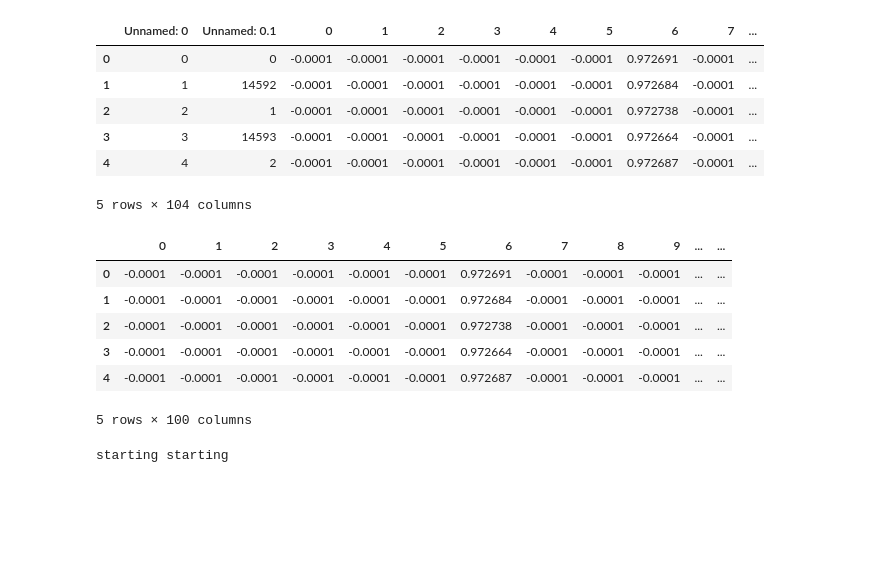
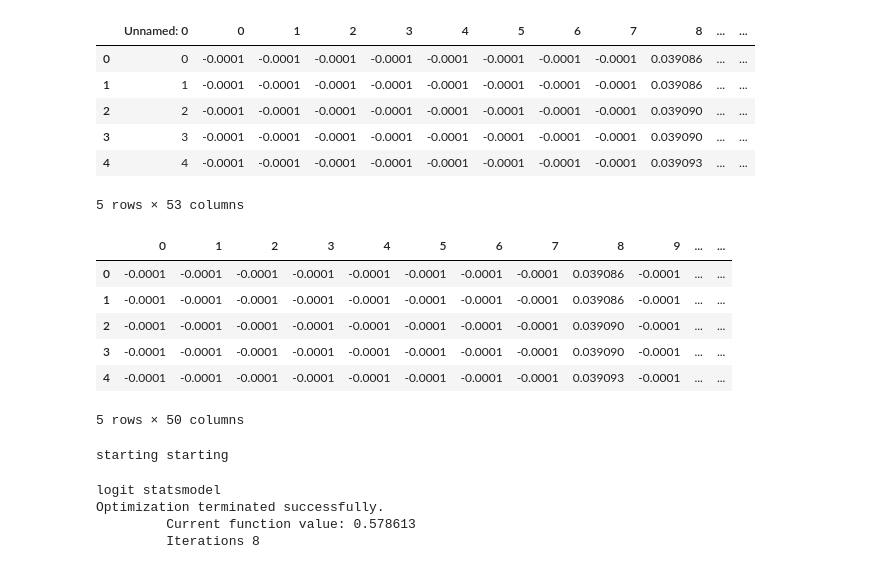
Before and after one commit to PowChow/CA-leg-predict, a Jupyter notebook: Predict Legislation via Topic Models.ipynb, the cells around one changed output. Drawn from its saved outputs; the diff is of its cells as text; code cells hidden in the pictures; blank space fills up the shorter version.

```diff
--- a/Predict Legislation via Topic Models.ipynb
+++ b/Predict Legislation via Topic Models.ipynb
@@ -14,28 +15,28 @@ from sklearn.cross_validation import StratifiedKFold
 from sklearn.grid_search import GridSearchCV
 from gensim import corpora, models, similarities
 # %%
-df = pd.read_csv('./saved_models/merged_df_bills_topics.csv')
+df = pd.read_csv('./saved_models/merged_df_bills_topics_50.csv')
 df.head()
 # %% [output]
-|  | Unnamed: 0 | Unnamed: 0.1 | 0 | 1 | 2 | 3 | 4 | 5 | 6 | 7 | ... |
-| 0 | 0 | 0 | -0.0001 | -0.0001 | -0.0001 | -0.0001 | -0.0001 | -0.0001 | 0.972691 | -0.0001 | ... |
-| 1 | 1 | 14592 | -0.0001 | -0.0001 | -0.0001 | -0.0001 | -0.0001 | -0.0001 | 0.972684 | -0.0001 | ... |
-| 2 | 2 | 1 | -0.0001 | -0.0001 | -0.0001 | -0.0001 | -0.0001 | -0.0001 | 0.972738 | -0.0001 | ... |
-| 3 | 3 | 14593 | -0.0001 | -0.0001 | -0.0001 | -0.0001 | -0.0001 | -0.0001 | 0.972664 | -0.0001 | ... |
-| 4 | 4 | 2 | -0.0001 | -0.0001 | -0.0001 | -0.0001 | -0.0001 | -0.0001 | 0.972687 | -0.0001 | ... |
+|  | Unnamed: 0 | 0 | 1 | 2 | 3 | 4 | 5 | 6 | 7 | 8 | ... | ... |
+| 0 | 0 | -0.0001 | -0.0001 | -0.0001 | -0.0001 | -0.0001 | -0.0001 | -0.0001 | -0.0001 | 0.039086 | ... | ... |
+| 1 | 1 | -0.0001 | -0.0001 | -0.0001 | -0.0001 | -0.0001 | -0.0001 | -0.0001 | -0.0001 | 0.039086 | ... | ... |
+| 2 | 2 | -0.0001 | -0.0001 | -0.0001 | -0.0001 | -0.0001 | -0.0001 | -0.0001 | -0.0001 | 0.039090 | ... | ... |
+| 3 | 3 | -0.0001 | -0.0001 | -0.0001 | -0.0001 | -0.0001 | -0.0001 | -0.0001 | -0.0001 | 0.039090 | ... | ... |
+| 4 | 4 | -0.0001 | -0.0001 | -0.0001 | -0.0001 | -0.0001 | -0.0001 | -0.0001 | -0.0001 | 0.039093 | ... | ... |
-5 rows × 104 columns
+5 rows × 53 columns
 # %%
 #remove wierd index columns
-df2 = df.iloc[:, 2:-2]
+df2 = df.iloc[:, 1:-2]
 df2.head()
 # %% [output]
 |  | 0 | 1 | 2 | 3 | 4 | 5 | 6 | 7 | 8 | 9 | ... | ... |
-| 0 | -0.0001 | -0.0001 | -0.0001 | -0.0001 | -0.0001 | -0.0001 | 0.972691 | -0.0001 | -0.0001 | -0.0001 | ... | ... |
-| 1 | -0.0001 | -0.0001 | -0.0001 | -0.0001 | -0.0001 | -0.0001 | 0.972684 | -0.0001 | -0.0001 | -0.0001 | ... | ... |
-| 2 | -0.0001 | -0.0001 | -0.0001 | -0.0001 | -0.0001 | -0.0001 | 0.972738 | -0.0001 | -0.0001 | -0.0001 | ... | ... |
-| 3 | -0.0001 | -0.0001 | -0.0001 | -0.0001 | -0.0001 | -0.0001 | 0.972664 | -0.0001 | -0.0001 | -0.0001 | ... | ... |
-| 4 | -0.0001 | -0.0001 | -0.0001 | -0.0001 | -0.0001 | -0.0001 | 0.972687 | -0.0001 | -0.0001 | -0.0001 | ... | ... |
+| 0 | -0.0001 | -0.0001 | -0.0001 | -0.0001 | -0.0001 | -0.0001 | -0.0001 | -0.0001 | 0.039086 | -0.0001 | ... | ... |
+| 1 | -0.0001 | -0.0001 | -0.0001 | -0.0001 | -0.0001 | -0.0001 | -0.0001 | -0.0001 | 0.039086 | -0.0001 | ... | ... |
+| 2 | -0.0001 | -0.0001 | -0.0001 | -0.0001 | -0.0001 | -0.0001 | -0.0001 | -0.0001 | 0.039090 | -0.0001 | ... | ... |
+| 3 | -0.0001 | -0.0001 | -0.0001 | -0.0001 | -0.0001 | -0.0001 | -0.0001 | -0.0001 | 0.039090 | -0.0001 | ... | ... |
+| 4 | -0.0001 | -0.0001 | -0.0001 | -0.0001 | -0.0001 | -0.0001 | -0.0001 | -0.0001 | 0.039093 | -0.0001 | ... | ... |
-5 rows × 100 columns
+5 rows × 50 columns
 # %%
 # get the right rows for the models
 x = df2.values
@@ -74,0 +54,9 @@ print('cross_val_score', metric, scores.mean(), scores.std())
+# %%
+print 'logit statsmodel'
+model = sm.Logit(df['bill_status'],df.iloc[:, 2:-2] )
+result = model.fit()
+# %% [output]
+logit statsmodel
+Optimization terminated successfully.
+         Current function value: 0.578613
+         Iterations 8
```
Also changed, not shown: parts of 12 cells of this notebook, 4 other files.
